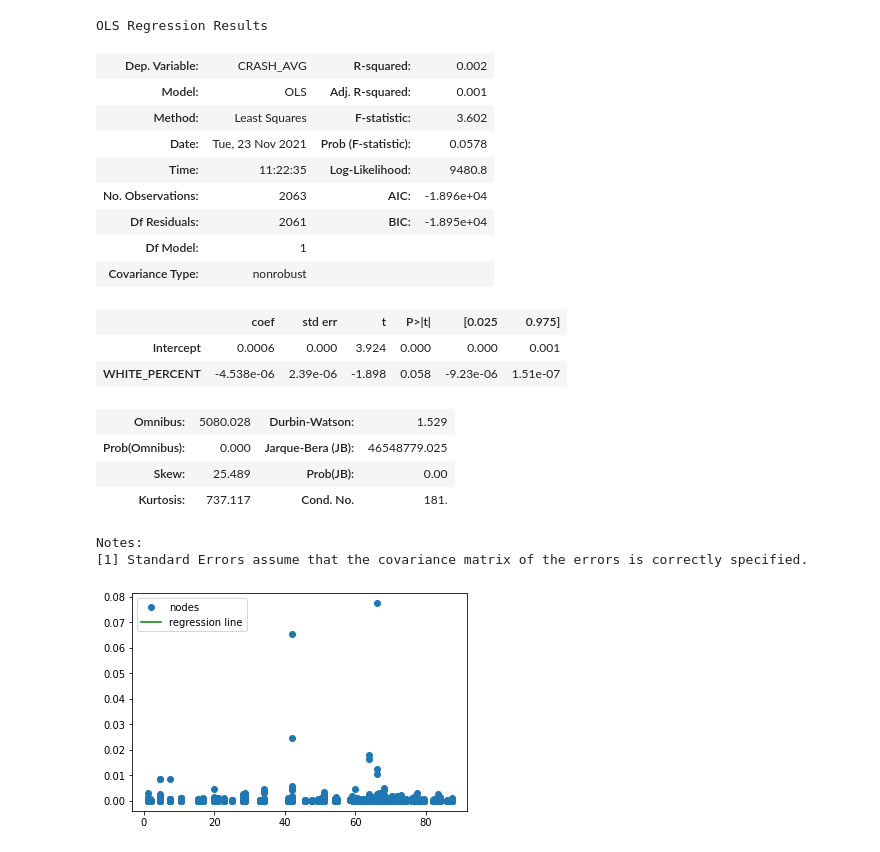
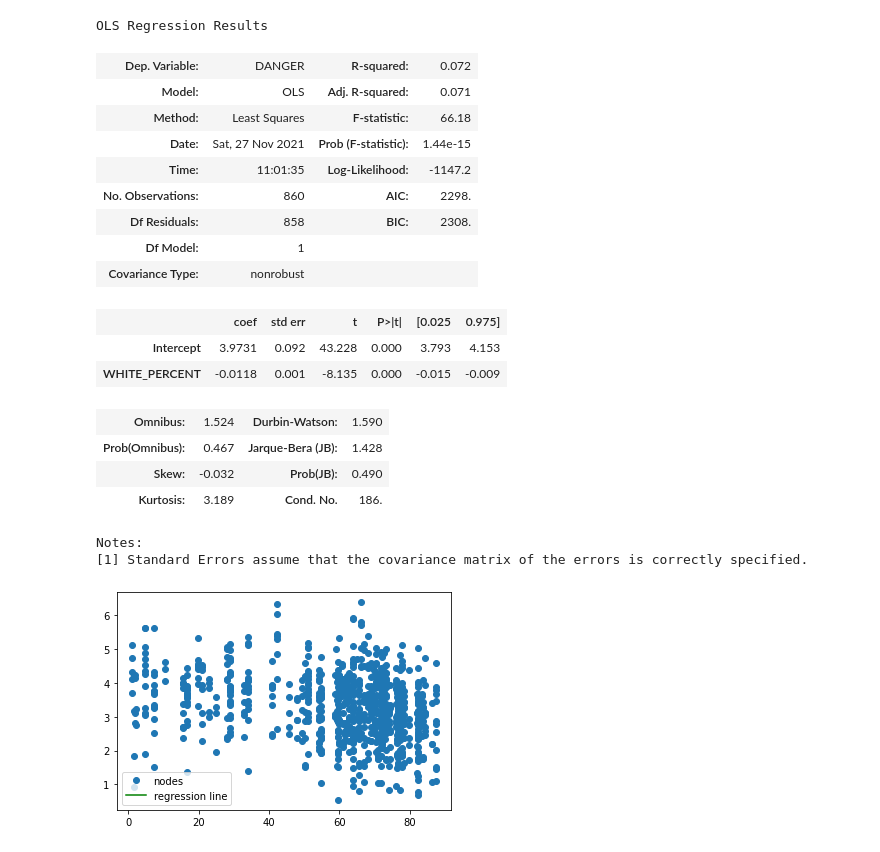
Before and after one commit to clyman23/spoke, a Jupyter notebook: notebooks/lizpysher/Correlation_Initial_Test.ipynb, the cells around one changed output. Drawn from its saved outputs; the diff is of its cells as text; code cells hidden in the pictures.

Commit message:
Explore updated danger metrics

```diff
--- a/notebooks/lizpysher/Correlation_Initial_Test.ipynb
+++ b/notebooks/lizpysher/Correlation_Initial_Test.ipynb
@@ -14,7 +14,7 @@ pd.set_option('display.max_rows', None)
 pd.set_option('display.max_columns', None)
 # %%
 # load in node ids, crash avg, census tract ids
-node_info = pd.read_csv("/Users/elizabethpysher/spoke/data/DUMMY_CRASH_AVG_FOR_CORRELATION_TESTS_node_id_census_tract_key.csv")
+node_info = pd.read_pickle("../../data/consolidated_danger_by_node_id.pkl.gz")
 
 node_info.head()
 # %% [output]
@@ -27,9 +27,9 @@ node_info.head()
 # %%
 # load in census race and income data
-race_income = pd.read_csv('/Users/elizabethpysher/spoke/data/census_race_income_clean.csv')
+race_income = pd.read_csv('../../data/census_race_income_clean.csv')
 
 # load in census transportation and departure time data
-transp_depart = pd.read_csv('/Users/elizabethpysher/spoke/data/census_transportation_departure_time_clean.csv')
+transp_depart = pd.read_csv('../../data/census_transportation_departure_time_clean.csv')
 
 race_income.head()
 # %% [output]
@@ -48,6 +48,8 @@ transp_depart.head()
 | 2 | 2 | 1 | 1010400 | Manhattan | I | 10400 | 104.0 | MN17 | Midtown-Midtown South | 3807 | ... |
 | 3 | 3 | 1 | 1011300 | Manhattan | I | 11300 | 113.0 | MN17 | Midtown-Midtown South | 3807 | ... |
 | 4 | 4 | 1 | 1013000 | Manhattan | I | 13000 | 130.0 | MN40 | Upper East Side-Carnegie Hill | 3805 | ... |
+# %%
+node_info = node_info.query('DANGER > 0')
 # %%
 # join on census tract ID
 node_crash_race_income = node_info.merge(race_income, how='left', left_on='CENSUS_TRACT_ID',right_on='CENSUS_TRACT')
@@ -83,40 +85,40 @@ node_crash_transp_depart.head()
 # %%
 # white percent test
-fitted_model = sm.OLS.from_formula('CRASH_AVG ~ WHITE_PERCENT', data=node_crash_race_income).fit()
+fitted_model = sm.OLS.from_formula('DANGER ~ WHITE_PERCENT', data=node_crash_race_income).fit()
 fitted_model.summary()
 # %% [output]
 OLS Regression Results
-| Dep. Variable: | CRASH_AVG | R-squared: | 0.002 |
-| Model: | OLS | Adj. R-squared: | 0.001 |
-| Method: | Least Squares | F-statistic: | 3.602 |
-| Date: | Tue, 23 Nov 2021 | Prob (F-statistic): | 0.0578 |
-| Time: | 11:22:35 | Log-Likelihood: | 9480.8 |
-| No. Observations: | 2063 | AIC: | -1.896e+04 |
-| Df Residuals: | 2061 | BIC: | -1.895e+04 |
+| Dep. Variable: | DANGER | R-squared: | 0.072 |
+| Model: | OLS | Adj. R-squared: | 0.071 |
+| Method: | Least Squares | F-statistic: | 66.18 |
+| Date: | Sat, 27 Nov 2021 | Prob (F-statistic): | 1.44e-15 |
+| Time: | 11:01:35 | Log-Likelihood: | -1147.2 |
+| No. Observations: | 860 | AIC: | 2298. |
+| Df Residuals: | 858 | BIC: | 2308. |
 | Df Model: | 1 |  |  |
 | Covariance Type: | nonrobust |  |  |
 |  | coef | std err | t | P>|t| | [0.025 | 0.975] |
-| Intercept | 0.0006 | 0.000 | 3.924 | 0.000 | 0.000 | 0.001 |
-| WHITE_PERCENT | -4.538e-06 | 2.39e-06 | -1.898 | 0.058 | -9.23e-06 | 1.51e-07 |
+| Intercept | 3.9731 | 0.092 | 43.228 | 0.000 | 3.793 | 4.153 |
+| WHITE_PERCENT | -0.0118 | 0.001 | -8.135 | 0.000 | -0.015 | -0.009 |
-| Omnibus: | 5080.028 | Durbin-Watson: | 1.529 |
-| Prob(Omnibus): | 0.000 | Jarque-Bera (JB): | 46548779.025 |
-| Skew: | 25.489 | Prob(JB): | 0.00 |
-| Kurtosis: | 737.117 | Cond. No. | 181. |
+| Omnibus: | 1.524 | Durbin-Watson: | 1.590 |
+| Prob(Omnibus): | 0.467 | Jarque-Bera (JB): | 1.428 |
+| Skew: | -0.032 | Prob(JB): | 0.490 |
+| Kurtosis: | 3.189 | Cond. No. | 186. |
 Notes:
 [1] Standard Errors assume that the covariance matrix of the errors is correctly specified.
 # %%
 # white percent test
 x_values = node_crash_race_income['WHITE_PERCENT']
-y_values = node_crash_race_income['CRASH_AVG']
+y_values = node_crash_race_income['DANGER']
 
 slope, intercept, _, _, _ = stats.linregress(x_values, y_values)
 
 
 plt.plot(x_values, y_values, 'o', label='nodes')
 plt.plot(x_values, intercept + slope*x_values, 'g', label='regression line')
 plt.legend()
 plt.show()
 # %% [output]
-[figure, old version]
+[figure, new version]
 # %%
 # income percent test
```
Also changed, not shown: parts of 11 cells of this notebook, 3 other files.
